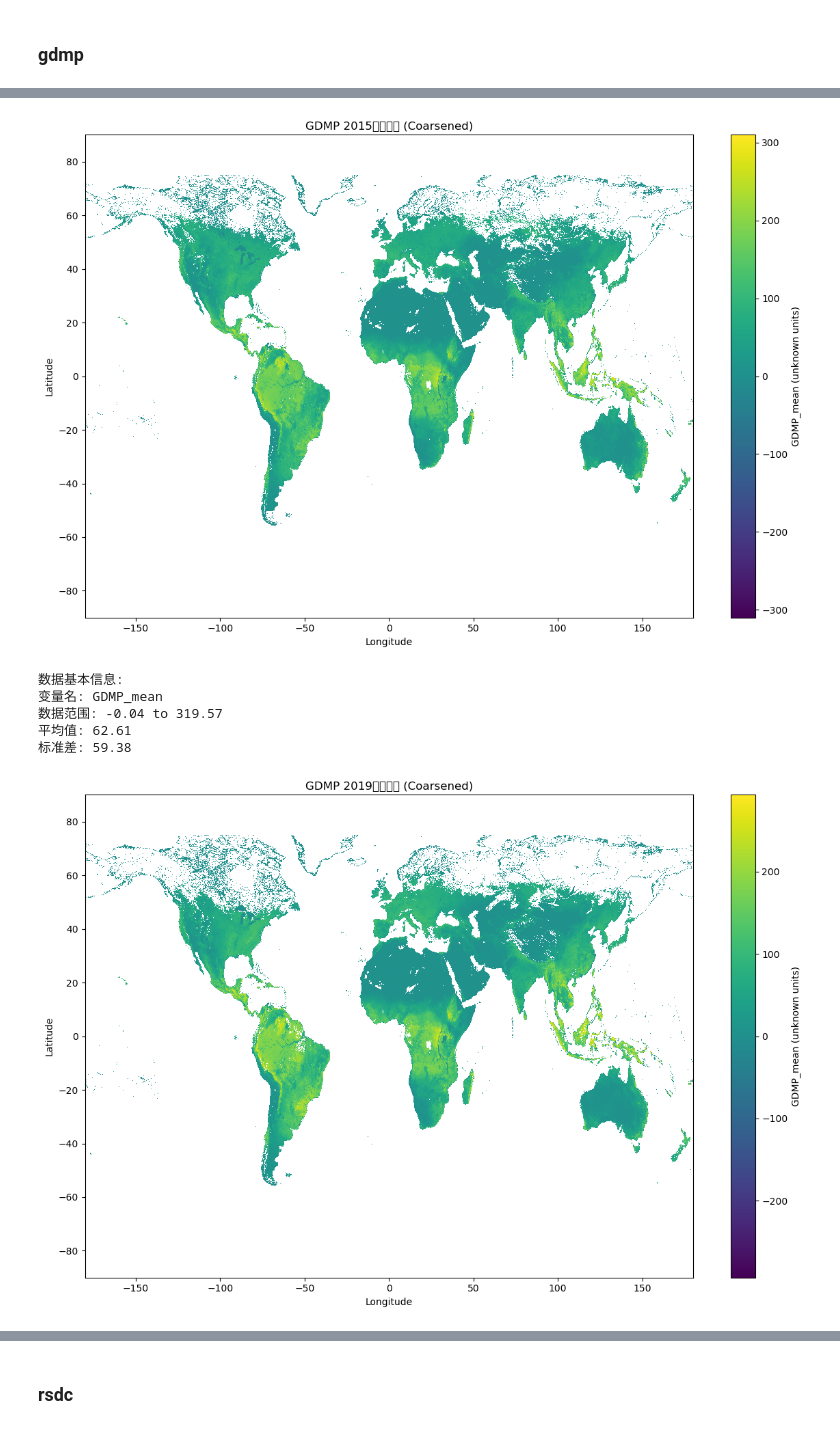
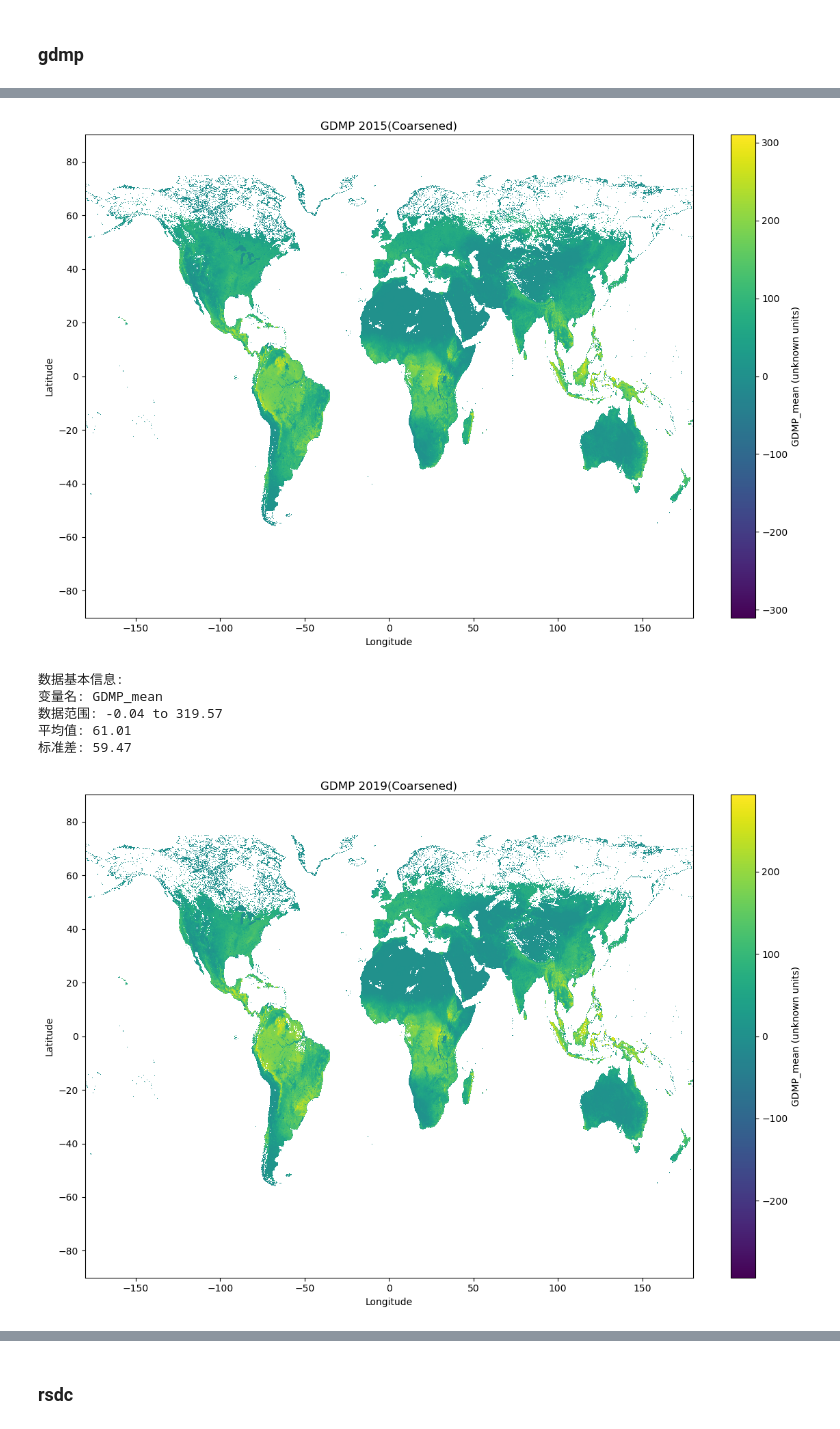
Before and after one commit to px39n/Landuse_Zhong, a Jupyter notebook: Download_data.ipynb, the cells around one changed output, grey strips where cells are left out. Drawn from its saved outputs; the diff is of its cells as text; code cells hidden in the pictures.

```diff
--- a/Download_data.ipynb
+++ b/Download_data.ipynb
@@ -976,9 +976,9 @@ import rasterio
 from tqdm import tqdm
 
 # ───────── 配置 ─────────
-MASTER   = r"D:\xarray\aligned\master_land_0509.nc"
-SRC_DIR  = Path(r"D:\xarray\pre-process\2015and2020")
-OUT_DIR  = Path(r"D:\xarray\aligned\social")
+MASTER   = r"D:\xarray\aligned2\master_final.nc"
+SRC_DIR  = Path(r"D:\xarray\pre-process")
+OUT_DIR  = Path(r"D:\xarray\aligned2\social")
 OUT_DIR.mkdir(exist_ok=True, parents=True)
 
 # 文件路径
@@ -1007,7 +1007,7 @@ with rasterio.open(file_path) as src:
 # 找到gdp_2015和gdp_2020对应的波段索引
 target_bands = []
 for i, name in enumerate(band_names):
-    if name in ['gdp_2015', 'gdp_2020']:
+    if '2015' in name or '2018' in name or '2020' in name:
         target_bands.append((i, name))
 
 print(f"找到目标波段: {[name for _, name in target_bands]}")
@@ -1704,44 +1707,44 @@ def plot_mean_data(file_path, title, coarse_factor=10):
     print(f"平均值: {data.mean().values:.2f}")
     print(f"标准差: {data.std().values:.2f}")
 
     # 关闭数据集
     ds.close()
 
 # 绘制2015年数据
 plot_mean_data(
-    r"D:\xarray\aligned\gdmp\mean\gdmp_2015_mean.nc",
-    "GDMP 2015年平均值 (Coarsened)",
+    r"D:\xarray\aligned2\gdmp\mean\gdmp_2015_mean.nc",
+    "GDMP 2015(Coarsened)",
     coarse_factor=10
 )
 
 # 绘制2019年数据
 plot_mean_data(
-    r"D:\xarray\aligned\gdmp\mean\gdmp_2019_mean.nc",
-    "GDMP 2019年平均值 (Coarsened)",
+    r"D:\xarray\aligned2\gdmp\mean\gdmp_2019_mean.nc",
+    "GDMP 2019(Coarsened)",
     coarse_factor=10
 )
 
 # # 绘制2015年RSDS数据
 # plot_mean_data(
 #     r"D:\xarray\aligned\rsds\mean\rsds_2015_mean.nc",
 #     "RSDS 2015年平均值 (Coarsened)",
 #     coarse_factor=10
 # )
 
 # # 绘制2019年RSDS数据
 # plot_mean_data(
 #     r"D:\xarray\aligned\rsds\mean\rsds_2019_mean.nc",
 #     "RSDS 2019年平均值 (Coarsened)",
 #     coarse_factor=10
 # )
 # %% [output]
-[figure, old version]
+[figure, new version]
 数据基本信息:
 变量名: GDMP_mean
 数据范围: -0.04 to 319.57
-平均值: 62.61
-标准差: 59.38
+平均值: 61.01
+标准差: 59.47
-[figure, old version]
+[figure, new version]
 数据基本信息:
 变量名: GDMP_mean
 数据范围: -0.04 to 305.54
```
Also changed, not shown: parts of 9 cells of this notebook, 6 other files.
